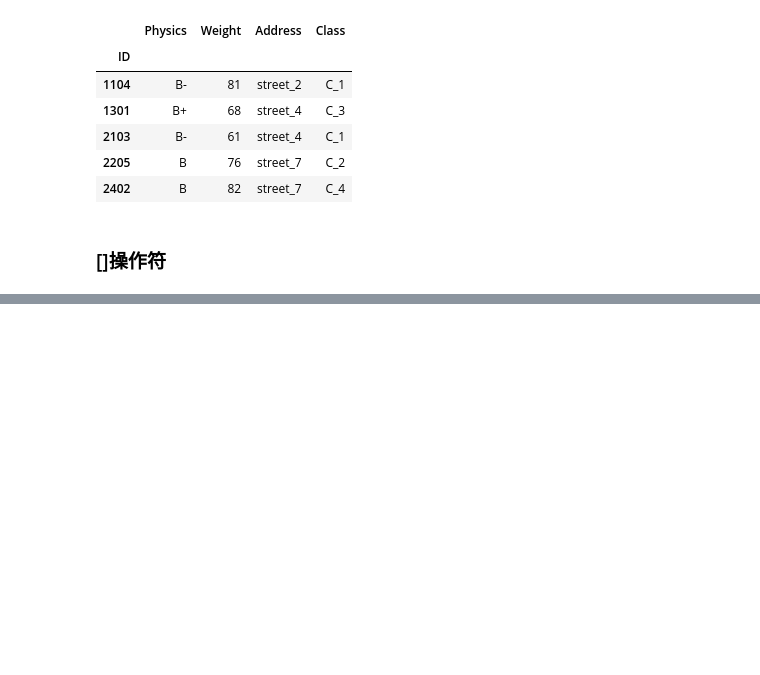
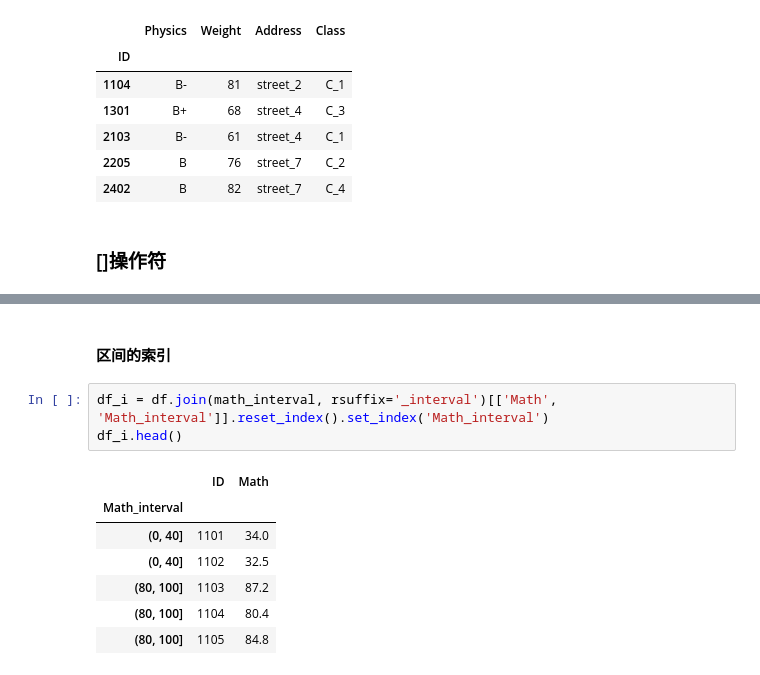
Before and after one commit to macnversion/python3, a Jupyter notebook: python3_books/pandas学习/pandas基础.ipynb, the cells around one changed output, grey strips where cells are left out. Cells and saved outputs as stored; diff of their text form; blank space fills up the shorter version.

```diff
--- a/python3_books/pandas学习/pandas基础.ipynb
+++ b/python3_books/pandas学习/pandas基础.ipynb
@@ -315,0 +346,13 @@ ID
+# %% [markdown]
+#### 区间的索引
+# %%
+df_i = df.join(math_interval, rsuffix='_interval')[['Math', 'Math_interval']].reset_index().set_index('Math_interval')
+df_i.head()
+# %% [output]
+|  | ID | Math |
+| Math_interval |  |  |
+| (0, 40] | 1101 | 34.0 |
+| (0, 40] | 1102 | 32.5 |
+| (80, 100] | 1103 | 87.2 |
+| (80, 100] | 1104 | 80.4 |
+| (80, 100] | 1105 | 84.8 |
```
Also changed, not shown: parts of 14 cells of this notebook.
